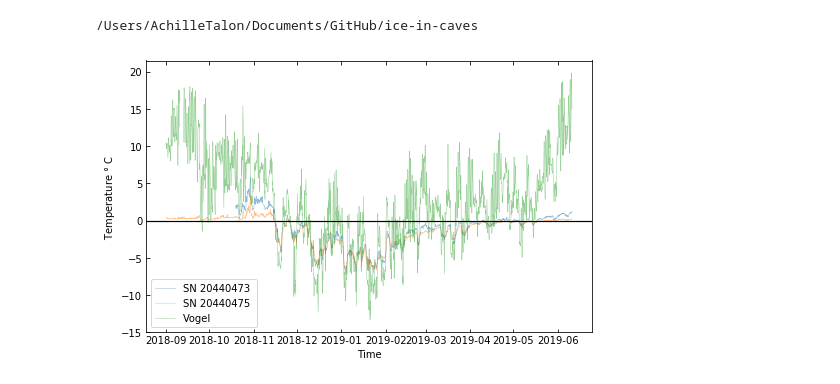
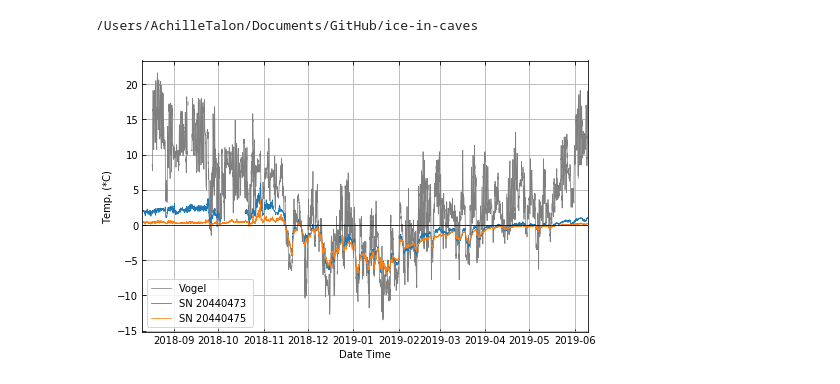
Before and after one commit to tr1813/ice-in-caves, a Jupyter notebook: ipynb/Temperature Plots.ipynb, the cells around one changed output. Cells and saved outputs as stored; diff of their text form; code cells hidden in the pictures.

```diff
--- a/ipynb/Temperature Plots.ipynb
+++ b/ipynb/Temperature Plots.ipynb
@@ -8,11 +10,13 @@ import lib.HOBO as hobo
 # %%
-vogel = arch.read_csv('../dat/vogel_2018_2019.csv','Vogel')
-logger_73= hobo.read_csv("../dat/SN 20440473 2019_06_18.csv")
-logger_74= hobo.read_csv("../dat/SN 20440474 2019_06_18.csv")
-logger_75= hobo.read_csv("../dat/SN 20440475 2019_06_18.csv")
+vogel_6h = arch.read_csv('../dat/vogel_2018_2019.csv','Vogel', "6H")
+vogel_1h = arch.read_csv('../dat/vogel_2018_2019.csv','Vogel', "1H")
+logger_72= hobo.read_csv("../dat/SN 20440472 2019_06_18.csv",'6H') #M16 logger
+logger_73= hobo.read_csv("../dat/SN 20440473 2019_06_18.csv","1H")
+logger_74= hobo.read_csv("../dat/SN 20440474 2019_06_18.csv","6H") #M16 logger (6h interval)
+logger_75= hobo.read_csv("../dat/SN 20440475 2019_06_18.csv","1H")
 # %%
-curves = ((logger_73,logger_75, [vogel,'Vogel']))
+curves = ((logger_73,logger_75, [vogel_1h,'Vogel']))
 # %%
-hobo.simpletempPlotter(curves,'Temp, (*C)','2018-09','2019-06-10',filename="../fig/M17_temperature_plot.pdf")
+hobo.simplePlotter(curves,'Temp, (*C)','2018-08-10','2019-06-10',filename="../fig/M17_temperature_plot.pdf")
 # %% [output]
-[figure, old version]
+[figure, new version]
```
Also changed, not shown: parts of 5 cells of this notebook.
